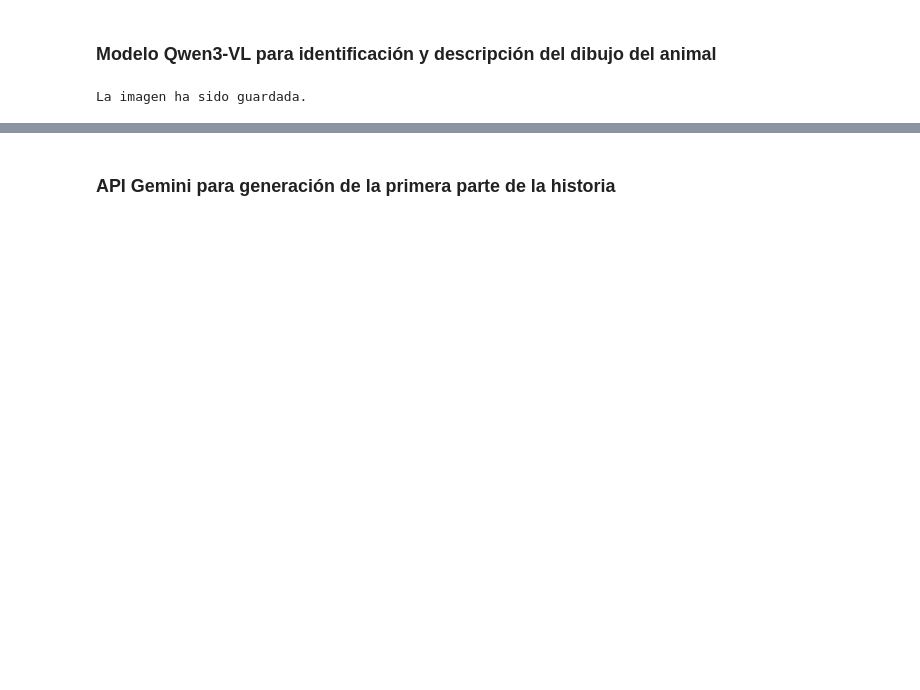
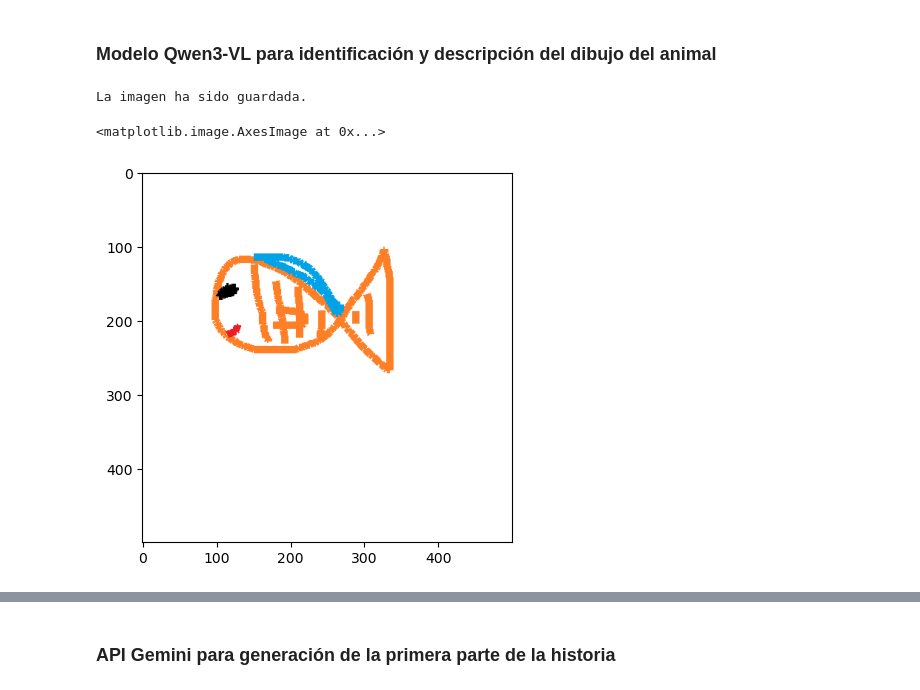
Before and after one commit to acal8/Mini-Proyecto_DL, a Jupyter notebook: main.ipynb, the cells around one changed output, grey strips where cells are left out. Saved outputs shown, nothing was run; the diff lists cells and outputs as text; code cells hidden in the pictures; blank space fills up the shorter version.

```diff
--- a/main.ipynb
+++ b/main.ipynb
@@ -95,4 +101,9 @@ else:
     print("La ventana se cerró sin guardar la imagen.")
 # %% [output]
 La imagen ha sido guardada.
+# %%
+plt.imshow(img_animal)
+# %% [output]
+<matplotlib.image.AxesImage at 0x...>
+[figure, added]
 # %%
```
Also changed, not shown: parts of 18 cells of this notebook.
